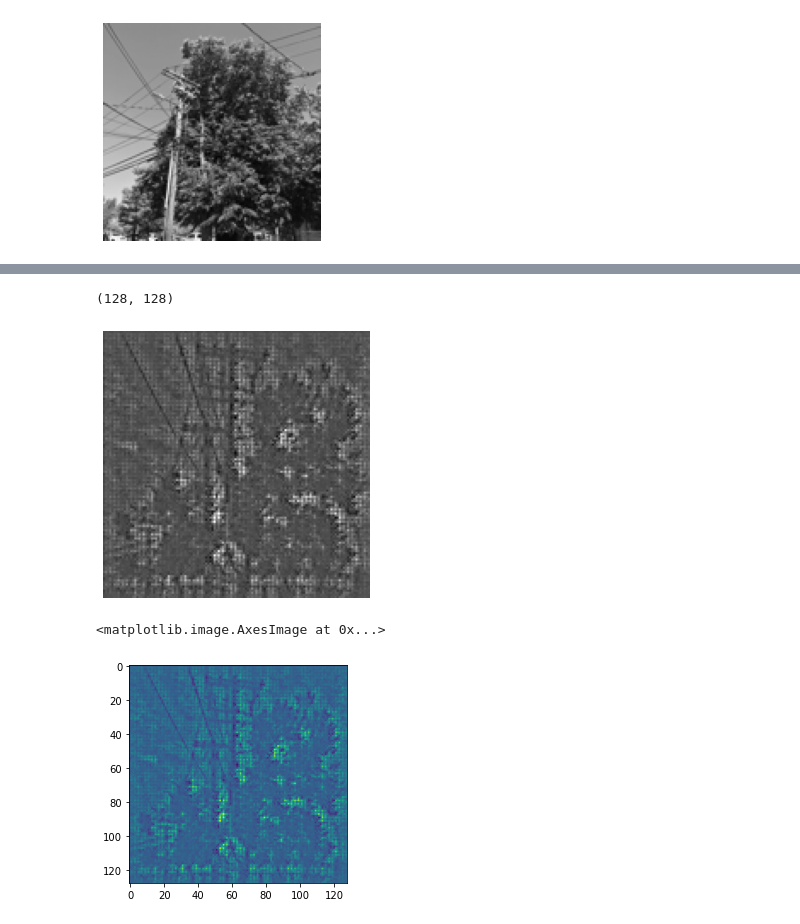
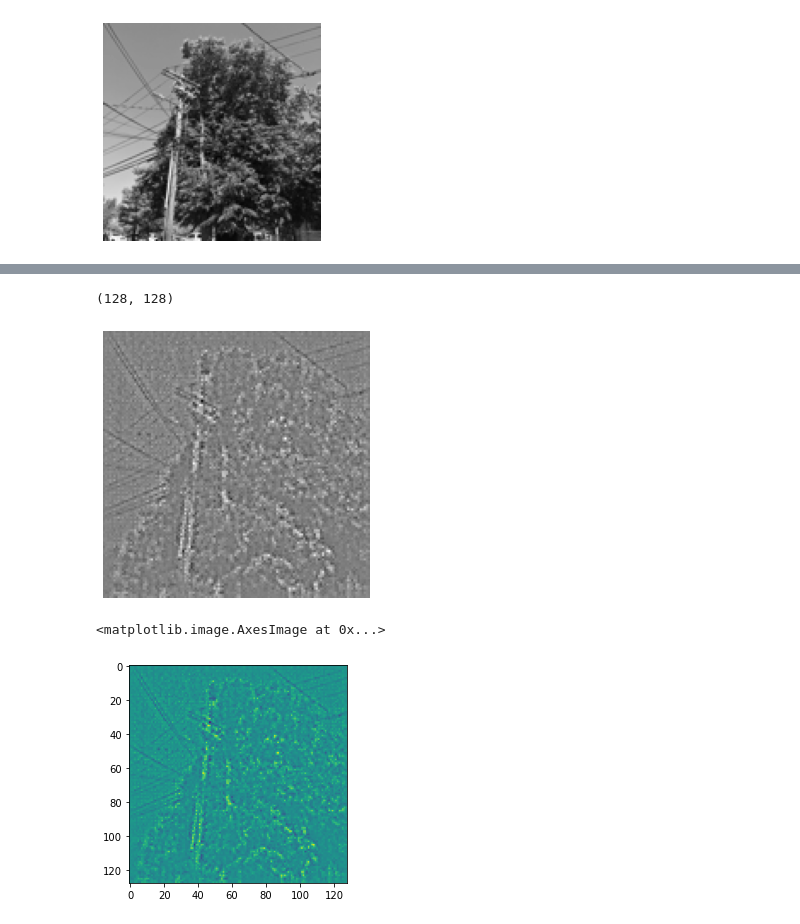
Before and after one commit to narslab/vis-inference, a Jupyter notebook: bin/jupyter/visualization-techniques.ipynb, the cells around one changed output, grey strips where cells are left out. Saved outputs shown, nothing was run; the diff lists cells and outputs as text; code cells hidden in the pictures.

```diff
--- a/bin/jupyter/visualization-techniques.ipynb
+++ b/bin/jupyter/visualization-techniques.ipynb
@@ -247,15 +247,15 @@ def renderGBP(index, normalize=False, save=False, grid=False, c_map='gist_gray')
         plt.savefig(save_name)
     return (gbp)
 # %%
-gbp1 = renderGBP(18, False, False, True)
+gbp1 = renderGBP(18, True, False, True)
 # %% [output]
 (128, 128)
-[figure, old version]
+[figure, new version]
 # %%
 plt.imshow(np.squeeze(gbp1))
 # %% [output]
 <matplotlib.image.AxesImage at 0x...>
-[figure, old version]
+[figure, new version]
 # %%
 def renderGGCAM(index, normalize=False, save=False, grid = False, c_map='gist_gray'):
     '''Visualizing Guided Grad-CAM output with an option to use normalized guided backpropagation gradients.'''
```
Also changed, not shown: parts of 8 cells of this notebook, 3 other files.
